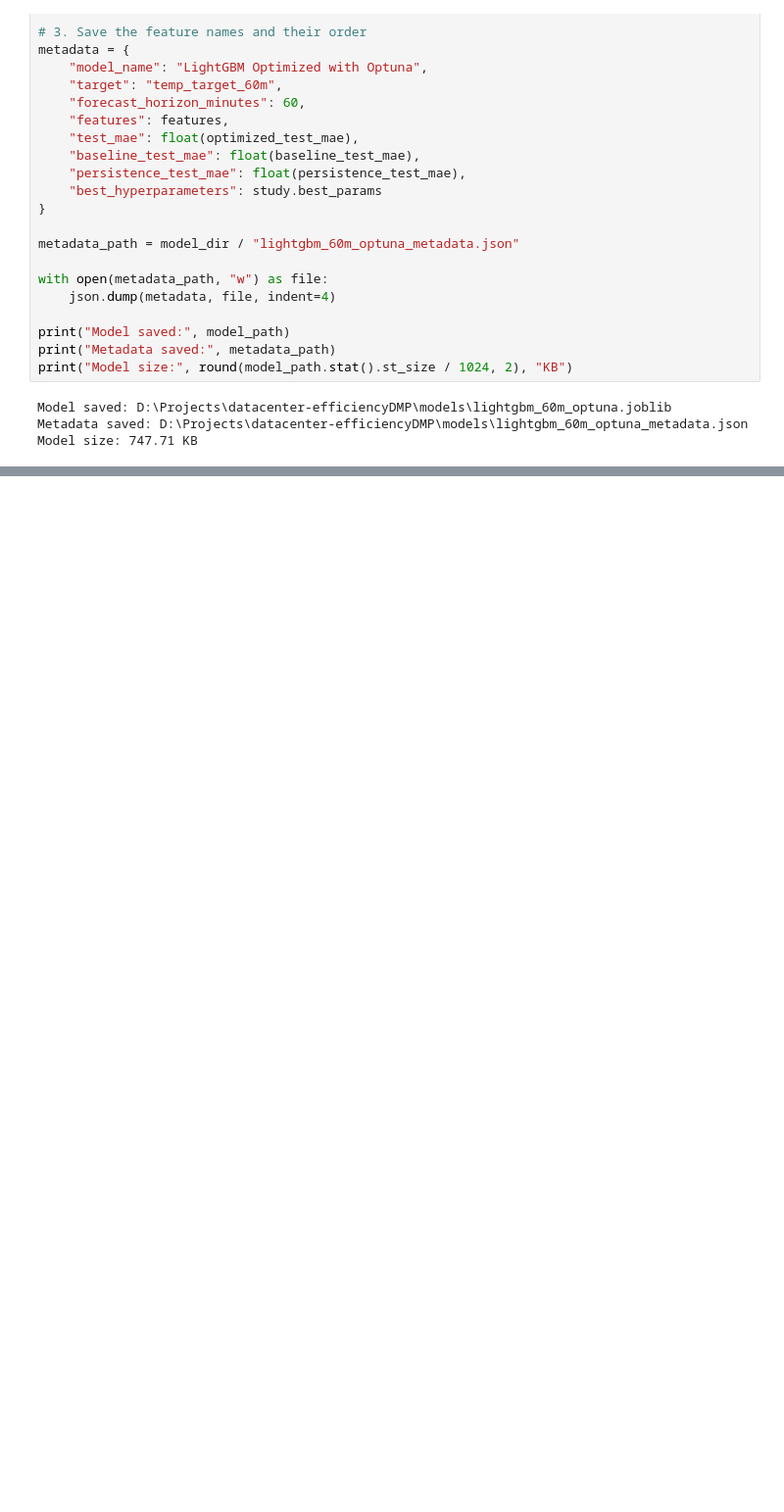
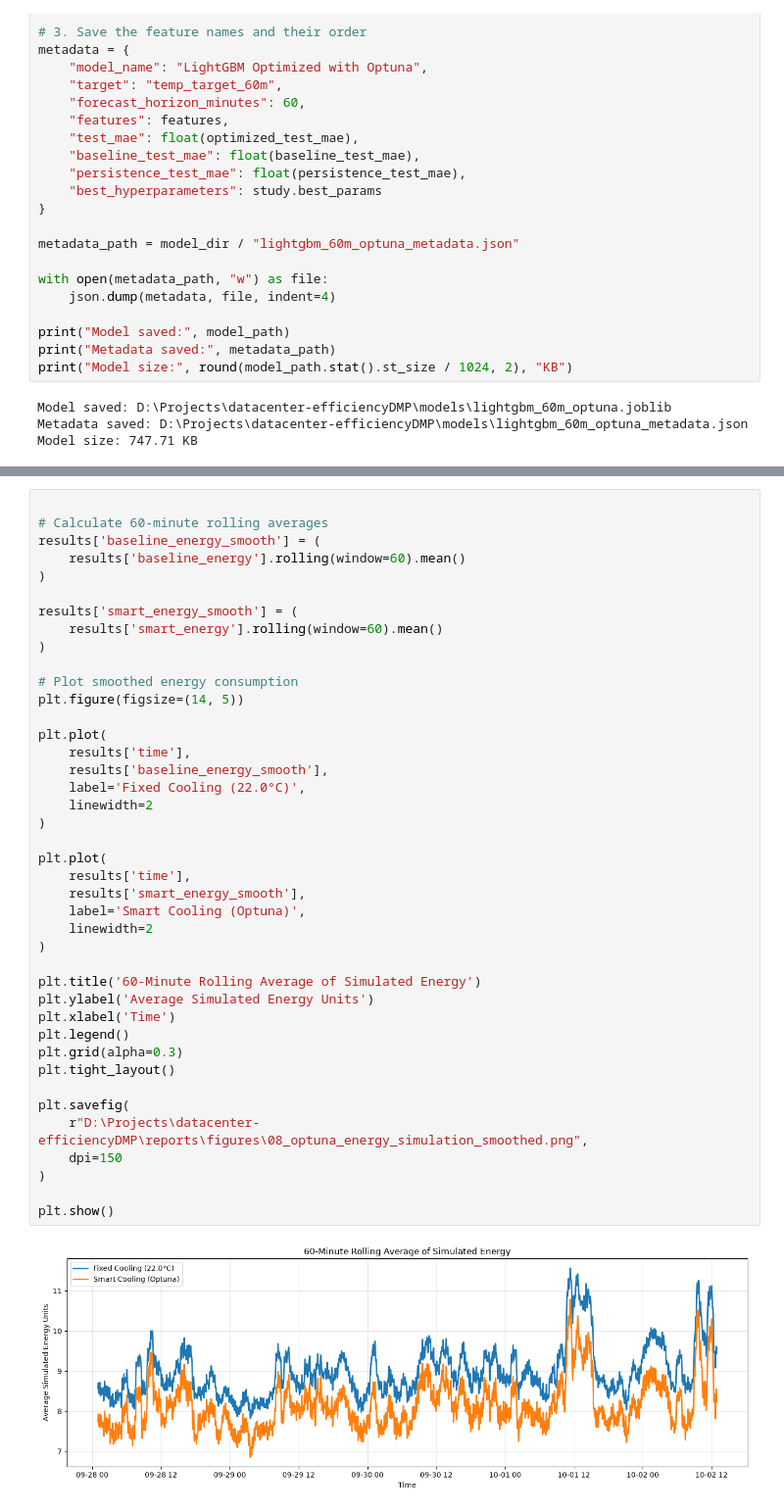
Before and after one commit to RamyKh5/EcoDatacenter-Optimizer, a Jupyter notebook: notebooks/notebooks/notebooks/08_optuna_optimization.ipynb, the cells around one changed output, grey strips where cells are left out. Shown at 98% size. Drawn from its saved outputs; the diff is of its cells as text; blank space fills up the shorter version.

```diff
--- a/notebooks/notebooks/notebooks/08_optuna_optimization.ipynb
+++ b/notebooks/notebooks/notebooks/08_optuna_optimization.ipynb
@@ -574,0 +689,43 @@ Model size: 747.71 KB
+# %%
+
+# Calculate 60-minute rolling averages
+results['baseline_energy_smooth'] = (
+    results['baseline_energy'].rolling(window=60).mean()
+)
+
+results['smart_energy_smooth'] = (
+    results['smart_energy'].rolling(window=60).mean()
+)
+
+# Plot smoothed energy consumption
+plt.figure(figsize=(14, 5))
+
+plt.plot(
+    results['time'],
+    results['baseline_energy_smooth'],
+    label='Fixed Cooling (22.0°C)',
+    linewidth=2
+)
+
+plt.plot(
+    results['time'],
+    results['smart_energy_smooth'],
+    label='Smart Cooling (Optuna)',
+    linewidth=2
+)
+
+plt.title('60-Minute Rolling Average of Simulated Energy')
+plt.ylabel('Average Simulated Energy Units')
+plt.xlabel('Time')
+plt.legend()
+plt.grid(alpha=0.3)
+plt.tight_layout()
+
+plt.savefig(
+    r"D:\Projects\datacenter-efficiencyDMP\reports\figures\08_optuna_energy_simulation_smoothed.png",
+    dpi=150
+)
+
+plt.show()
+# %% [output]
+[figure, added]
```
Also changed, not shown: parts of 2 cells of this notebook, 5 other files.
